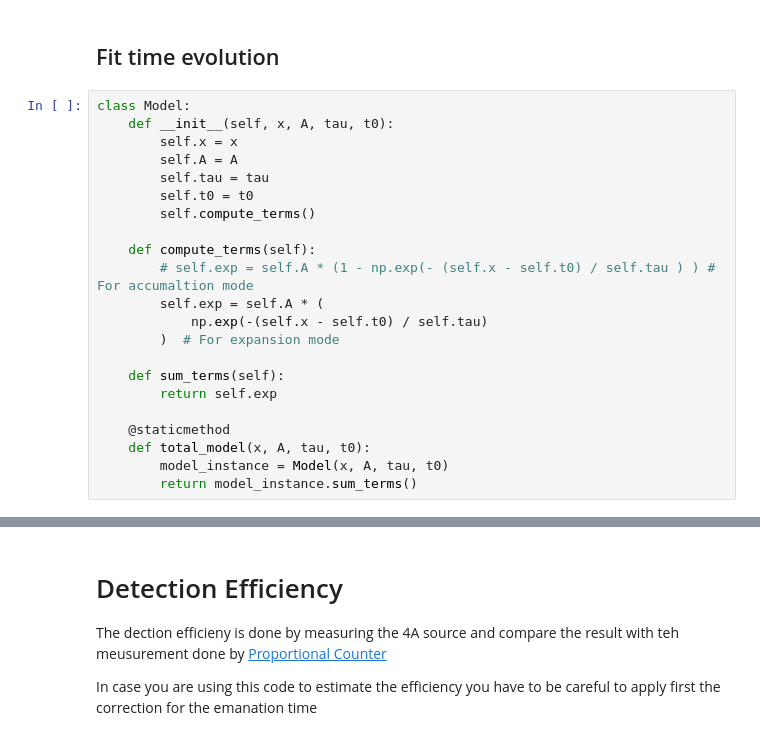
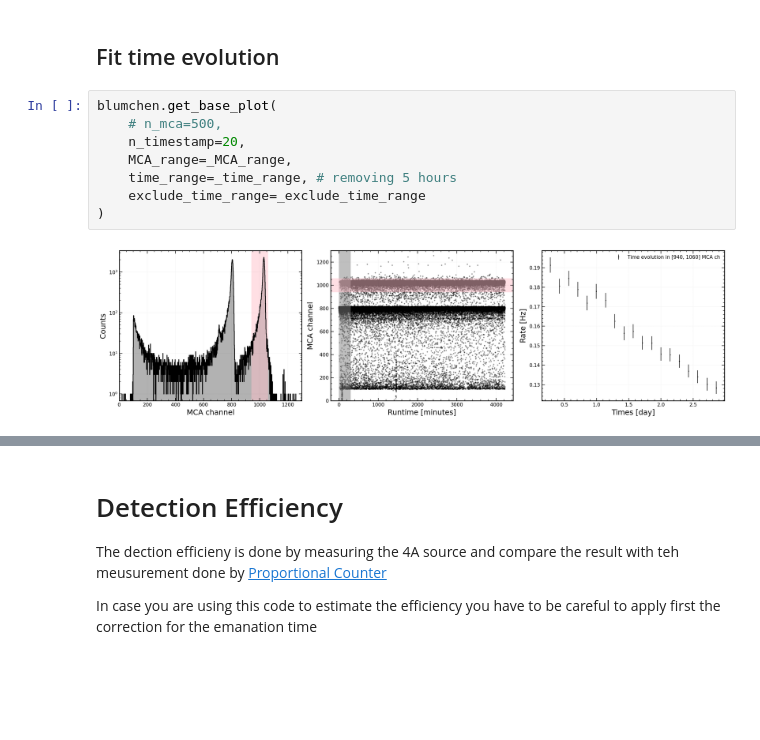
Before and after one commit to GiovanniVolta/RadDetect, a Jupyter notebook: tutorials/blumchen.ipynb, the cells around one changed output, grey strips where cells are left out. Drawn from its saved outputs; the diff is of its cells as text; blank space fills up the shorter version.

```diff
--- a/tutorials/blumchen.ipynb
+++ b/tutorials/blumchen.ipynb
@@ -341,27 +277,15 @@ get_mca_histogram
 # %% [markdown]
 ## Fit time evolution
-# %%
-class Model:
-    def __init__(self, x, A, tau, t0):
-        self.x = x
-        self.A = A
-        self.tau = tau
-        self.t0 = t0
-        self.compute_terms()
-
-    def compute_terms(self):
-        # self.exp = self.A * (1 - np.exp(- (self.x - self.t0) / self.tau ) ) # For accumaltion mode
-        self.exp = self.A * (
-            np.exp(-(self.x - self.t0) / self.tau)
-        )  # For expansion mode
-
-    def sum_terms(self):
-        return self.exp
-
-    @staticmethod
-    def total_model(x, A, tau, t0):
-        model_instance = Model(x, A, tau, t0)
-        return model_instance.sum_terms()
+# %%
+blumchen.get_base_plot(
+    # n_mca=500,
+    n_timestamp=20,
+    MCA_range=_MCA_range,
+    time_range=_time_range, # removing 5 hours
+    exclude_time_range=_exclude_time_range
+)
+# %% [output]
+[figure, added]
 # %%
 init = {
     "A": 10,
```
Also changed, not shown: parts of 14 cells of this notebook, 1 other file.
